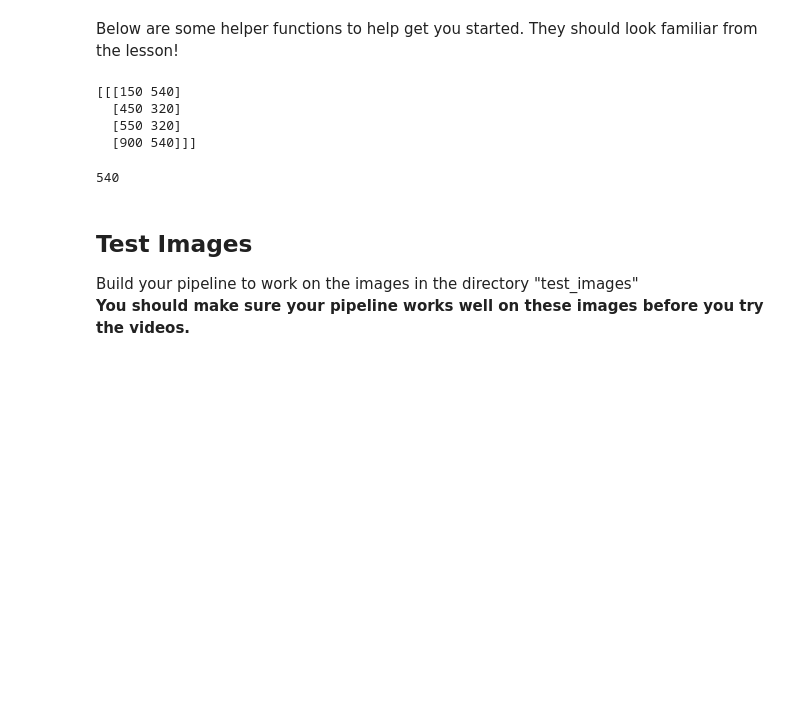
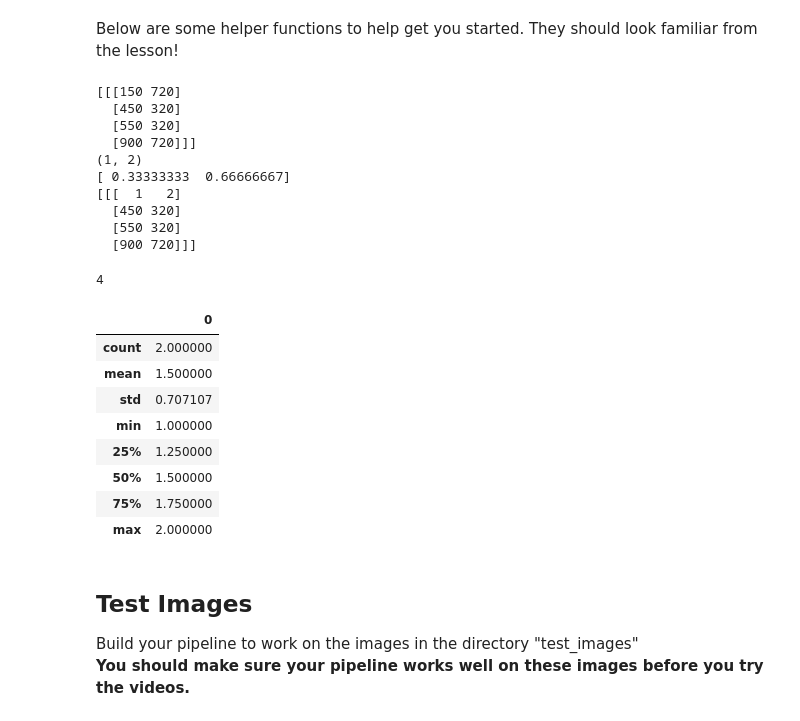
Before and after one commit to pradheepke/sdc-lanefinding-p1, a Jupyter notebook: P1.ipynb, the cells around one changed output. Cells and saved outputs as stored; diff of their text form; code cells hidden in the pictures; blank space fills up the shorter version.

Commit message:
using pandas, more robust parameters

```diff
--- a/P1.ipynb
+++ b/P1.ipynb
@@ -83,12 +83,40 @@ vertices =  np.array([[(150, imshape[0]), (450, 320), (550, 320), (900, imshape[
 print(vertices)
 np.min(vertices)
 np.amax(vertices, 1)[0][1]
+a = (1,2)
+print(a)
+b = [1,2]
+print(np.divide(a, 3))
+vertices =  np.array([[a, (450, 320), (550, 320), (900, imshape[0])]], dtype=np.int32)
+print(vertices)
+
+(1,2,3,4)[3]
 # %% [output]
-[[[150 540]
+[[[150 720]
   [450 320]
   [550 320]
-  [900 540]]]
+  [900 720]]]
+(1, 2)
+[ 0.33333333  0.66666667]
+[[[  1   2]
+  [450 320]
+  [550 320]
+  [900 720]]]
-540
+4
+# %%
+import pandas as pd
+bDf = pd.DataFrame(b)
+bDf.describe()
+# %% [output]
+|  | 0 |
+| count | 2.000000 |
+| mean | 1.500000 |
+| std | 0.707107 |
+| min | 1.000000 |
+| 25% | 1.250000 |
+| 50% | 1.500000 |
+| 75% | 1.750000 |
+| max | 2.000000 |
 # %%
 import math
 
```
Also changed, not shown: parts of 9 cells of this notebook, 1 other file.
